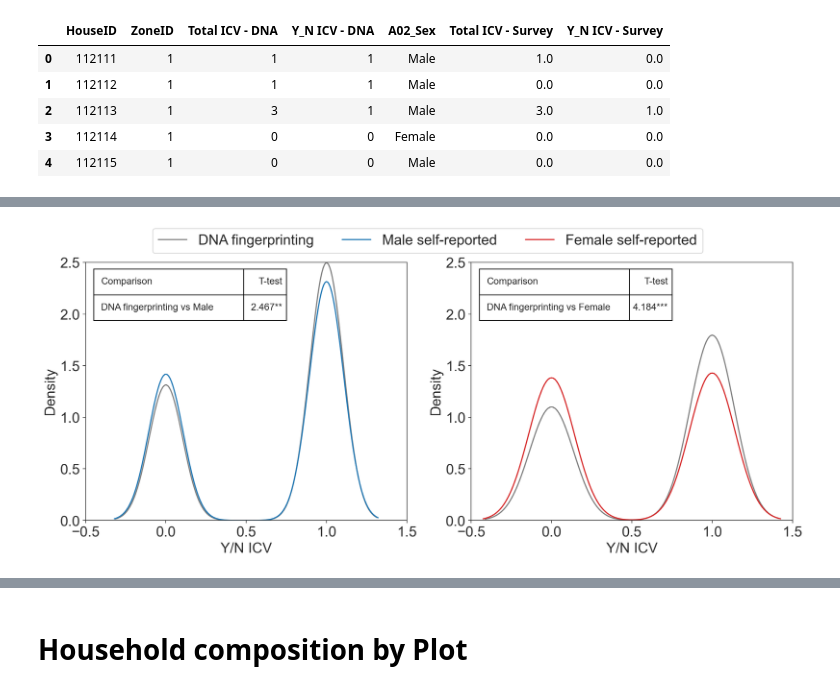
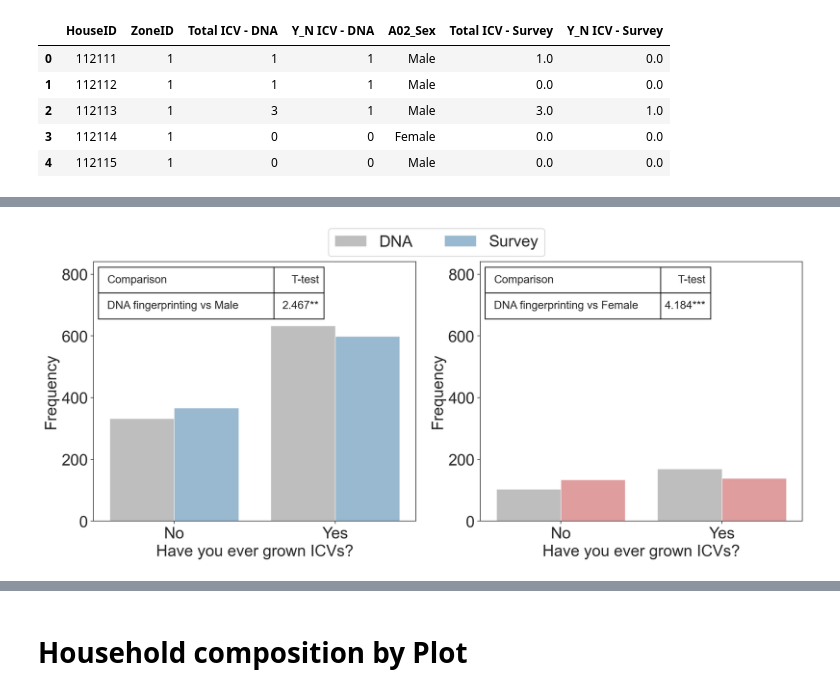
Before and after one commit to japrietov/Technology-Adoption, a Jupyter notebook: Code/Final graphs (Python).ipynb, the cells around one changed output, grey strips where cells are left out. Saved outputs shown, nothing was run; the diff lists cells and outputs as text; code cells hidden in the pictures.

```diff
--- a/Code/Final graphs (Python).ipynb
+++ b/Code/Final graphs (Python).ipynb
@@ -2,7 +2,7 @@
 import pandas as pd
 import seaborn as sns
 import matplotlib.pyplot as plt
-plt.rcParams.update({'font.size': 18})
+plt.rcParams.update({'font.size': 20})
 
 # running new things
 from scipy.stats import ttest_rel
@@ -99,14 +99,14 @@ df_F = df_allMF[df_allMF['A02_Sex'] == 'Female']
 df_F = df_F.reset_index(drop=True)
 
 # https://data.iita.org/dataset/the-cassava-monitoring-survey-cms-in-nigeria-household-and-plot-level-data
-df_H_dna = pd.read_csv("../Data/CMS-raw/dna.csv")
+df_H_dna_raw = pd.read_csv("../Data/CMS-raw/dna.csv")
 houseIDs = df_M['HouseID'].value_counts().keys()
-df_H_dna = df_H_dna[df_H_dna['HouseID'].isin(houseIDs)].groupby('HouseID', as_index=False).agg(
+df_H_dna_raw = df_H_dna_raw[df_H_dna_raw['HouseID'].isin(houseIDs)].groupby('HouseID', as_index=False).agg(
     {'StateID': 'min', 'adoption': ['sum', 'min']})
-df_H_dna.columns = ['HouseID', 'ZoneID', 'Household_ICV', 'planted']
-df_H_dna['ZoneID'] = (df_H_dna['ZoneID']/10).astype(int)#.tail()
-df_H_dna.head()
+df_H_dna_raw.columns = ['HouseID', 'ZoneID', 'Household_ICV', 'planted']
+df_H_dna_raw['ZoneID'] = (df_H_dna_raw['ZoneID']/10).astype(int)#.tail()
+df_H_dna_raw.head()
 
-df_H_dna.shape
+df_H_dna_raw.shape
 # %% [output]
 (729, 4)
@@ -264,24 +439,35 @@ Index(['HouseID', 'ZoneID', 'Total ICV - DNA', 'Y_N ICV - DNA'], dtype='object')
 # %%
-plt.rcParams.update({'font.size': 18})
+# plt.rcParams.update({'font.size': 18})
+
+df_M = df_CMS_HH_DNA[df_CMS_HH_DNA['A02_Sex'] == 'Male']#[['Total ICV - Survey', 'Total ICV - DNA', 'Y/N ICV - DNA']]
+df_F = df_CMS_HH_DNA[df_CMS_HH_DNA['A02_Sex'] == 'Female']#[['Total ICV - Survey', 'Total ICV - DNA', ]]
+df_DNA.keys()
 
 
 df_M = df_CMS_HH_DNA[df_CMS_HH_DNA['A02_Sex'] == 'Male']#[['Total ICV - Survey', 'Total ICV - DNA', 'Y/N ICV - DNA']]
 df_F = df_CMS_HH_DNA[df_CMS_HH_DNA['A02_Sex'] == 'Female']#[['Total ICV - Survey', 'Total ICV - DNA', ]]
 
-for index, var in enumerate(['Y_N ICV', 'Total ICV']):
+for index, var in enumerate(summary_cms['variable'].unique()):
+
     fig1, ax1 = plt.subplots(1, 2, figsize=(16,6), dpi=200)
+    var_tmp = 'Y_N ICV' if var == 'planted' else 'Total ICV'
 
-    ttest_HM = ttest_rel(df_M[f'{var} - DNA'], df_M[f'{var} - Survey'], nan_policy='omit')
-    ttest_HF = ttest_rel(df_F[f'{var} - DNA'], df_F[f'{var} - Survey'], nan_policy='omit')
+    ttest_HM = ttest_rel(df_M[f'{var_tmp} - DNA'], df_M[f'{var_tmp} - Survey'], nan_policy='omit')
+    ttest_HF = ttest_rel(df_F[f'{var_tmp} - DNA'], df_F[f'{var_tmp} - Survey'], nan_policy='omit')
 
-    sns.kdeplot(ax = ax1[0], data=df_M[f'{var} - DNA'], color="C7", label ="DNA fingerprinting")
-    sns.kdeplot(ax = ax1[0], data=df_M[f'{var} - Survey'], color="C0", label ="Male self-reported")
+    df_all_plot_summary_cms = summary_cms[summary_cms['variable'] == var].groupby(['A02_Sex', 'source', 'variable', 'level']).sum().reset_index()
 
-    sns.kdeplot(ax = ax1[1], data=df_F[f'{var} - DNA'], color="C7", label ="DNA fingerprinting")
-    sns.kdeplot(ax = ax1[1], data=df_F[f'{var} - Survey'], color="C3", label ="Female self-reported",)
+
+    sns.barplot(df_all_plot_summary_cms[(df_all_plot_summary_cms['A02_Sex'] == 'Male')], x='level',  y='count',
+                    ax = ax1[0],
+                    hue="source", errorbar=None, palette=["C7", "C0"], alpha=0.5)
+
+    sns.barplot(df_all_plot_summary_cms[(df_all_plot_summary_cms['A02_Sex'] == 'Female')], x='level',  y='count',
+                    ax = ax1[1],
+                    hue="source", errorbar=None, palette=["C7", "C3"], alpha=0.5)
 
     # ax1[0].set_title('Male')
-    bbox_place = (0.025, 0.775, 0.6, 0.2) if index == 0 else (0.375, 0.775, 0.6, 0.2)
+    bbox_place = (0.015, 0.78, 0.7, 0.2) if index == 0 else (0.285, 0.78, 0.7, 0.2)
 
 
     data = []
@@ -290,60 +476,52 @@ for index, var in enumerate(['Y_N ICV', 'Total ICV']):
     the_table = ax1[0].table(cellText=df_ttest.values, colLabels=df_ttest.columns,
               colLoc='right', colWidths=[0.7, 0.2], bbox = bbox_place,  zorder=10)
     the_table.auto_set_font_size(False)
-    the_table.set_fontsize(12)
+    the_table.set_fontsize(14)
 
     # Remove left padding from all columns
     for i in range(len(df_ttest.values)):
         set_pad_for_column(the_table, i)
 
 
     # ax1[1].set_title('Female')
     data = []
     data.append(['DNA fingerprinting vs Female', convert_pvalue(ttest_HF[0], ttest_HF[1])])
     df_ttest = pd.DataFrame(data, columns = ['Comparison', 'T-test'])
     the_table = ax1[1].table(cellText=df_ttest.values, colLabels=df_ttest.columns,
               colLoc='right', colWidths=[0.7, 0.2], bbox = bbox_place,  zorder=10)
     the_table.auto_set_font_size(False)
-    the_table.set_fontsize(12)
+    the_table.set_fontsize(14)
 
     # Remove left padding from all columns
     for i in range(len(df_ttest.values)):
         set_pad_for_column(the_table, i)
 
-    # ax1.set_title(labels[index])
 
-    ax1[0].set_ylabel('Density')
-    ax1[0].set_xlabel('Y/N ICV' if var == 'Y_N ICV' else 'Total ICV')
+    ax1[0].set_ylabel('Frequency')
+    ax1[1].set_ylabel('Frequency')
 
-    ax1[1].set_ylabel('Density')
-    ax1[1].set_xlabel('Y/N ICV' if var == 'Y_N ICV' else 'Total ICV')
+    h, l = ax1[0].get_legend_handles_labels()
+    ax1[0].legend_.remove()
+    ax1[1].legend_.remove()
 
-    ax1[0].set_ylim(0, 2.25)
-    ax1[1].set_ylim(0, 2.25)
 
-    ax1[0].set_yticks([0, 0.5, 1, 1.5, 2, 2.5])
-    ax1[1].set_yticks([0, 0.5, 1, 1.5, 2, 2.5])
-
-    ax1[0].set_xlim(-0.5, 1.5)
-    ax1[1].set_xlim(-0.5, 1.5)
-
-    h0, l0 = ax1[0].get_legend_handles_labels()
-    h1, l1 = ax1[1].get_legend_handles_labels()
-    h = h0 + [h1[1]]
-    l = l0 + [l1[1]]
     if index == 0:
         fig1.legend(h, l, loc='upper center', ncols=3, bbox_to_anchor=(0.5, 1))
+        ax1[0].set_ylim(0, 840)
+        ax1[1].set_ylim(0, 840)
+        ax1[0].set_yticks([i for i in range(0, 810, 200)])
+        ax1[1].set_yticks([i for i in range(0, 810, 200)])
+        ax1[0].set_xlabel('Have you ever grown ICVs?' )
+        ax1[1].set_xlabel('Have you ever grown ICVs?' )
+
     else:
-        # ax1[0].set_yticks([0, 0.1, 0.2, 0.3, 0.4])
-        # ax1[1].set_yticks([0, 0.1, 0.2, 0.3, 0.4])
-        ax1[0].set_ylim(0, 0.45)
-        ax1[1].set_ylim(0, 0.45)
+        ax1[0].set_ylim(0, 420)
+        ax1[1].set_ylim(0, 420)
+        ax1[0].set_yticks([i for i in range(0, 410, 100)])
+        ax1[1].set_yticks([i for i in range(0, 410, 100)])
+        ax1[0].set_xlabel('Number of ICV plots in the house' )
+        ax1[1].set_xlabel('Number of ICV plots in the house')
 
-        ax1[0].set_yticks([0, 0.1, 0.2, 0.3, 0.4, 0.5])
-        ax1[1].set_yticks([0, 0.1, 0.2, 0.3, 0.4, 0.5])
-
-        ax1[0].set_xlim(-3, 15)
-        ax1[1].set_xlim(-3, 15)
     fig1.savefig(f"../Manuscript/Figures/Figure_4_{var}.pdf", dpi=600, bbox_inches='tight' )
 # %% [output]
-[figure, old version]
+[figure, new version]
```
Also changed, not shown: parts of 12 cells of this notebook, 16 other files.
